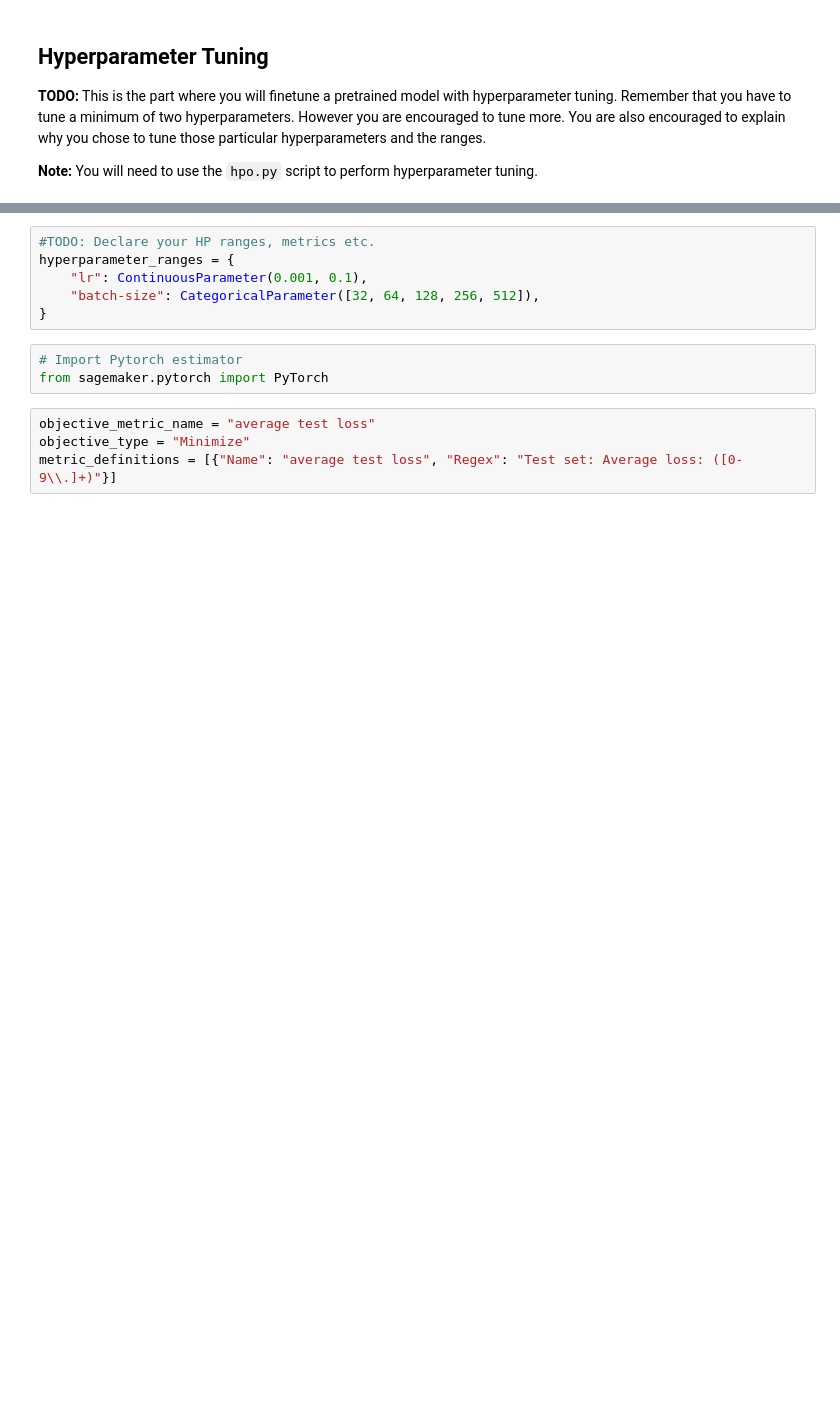
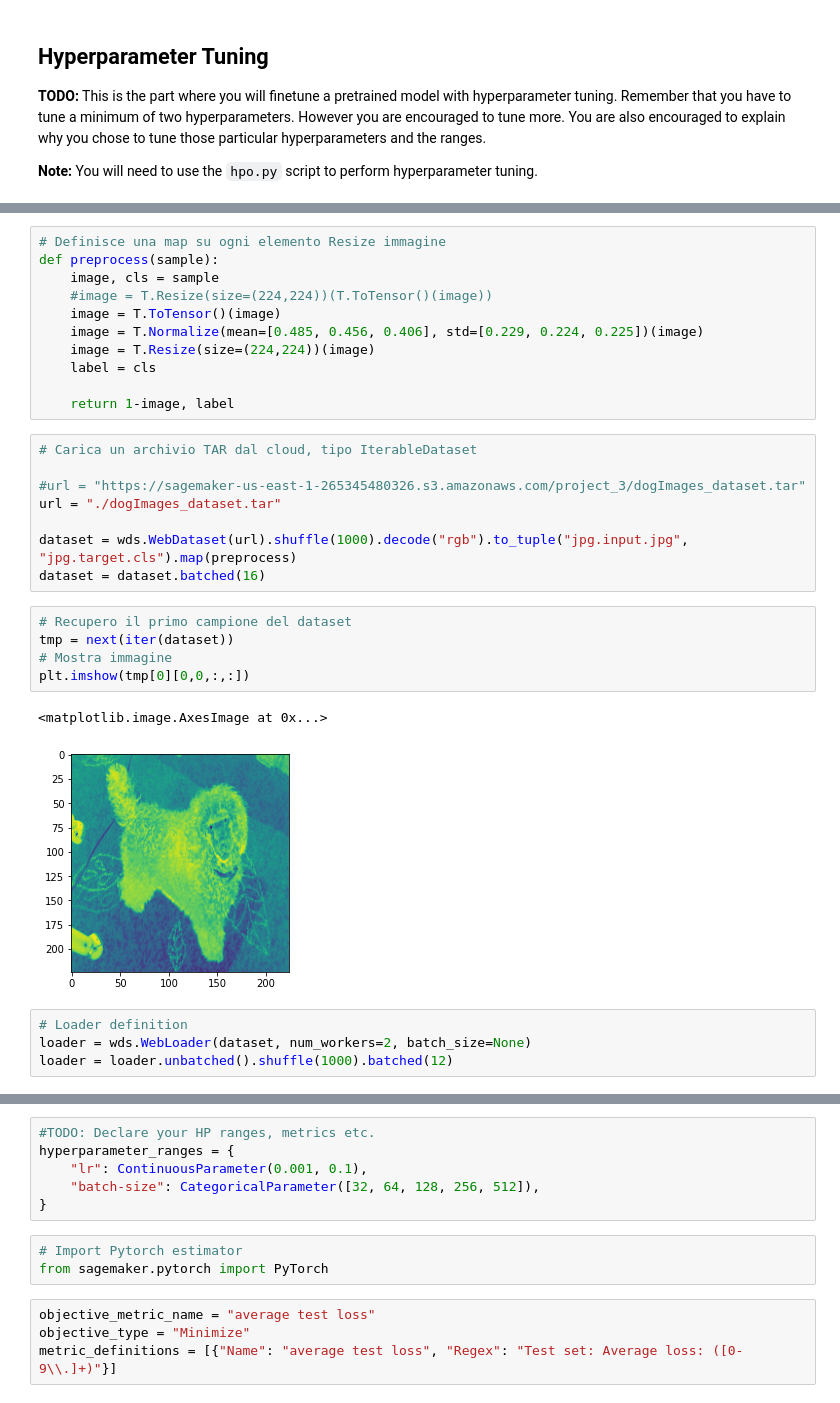
Before and after one commit to wiseright/deep_learning_with_AWS, a Jupyter notebook: train_and_deploy.ipynb, the cells around one changed output, grey strips where cells are left out. Drawn from its saved outputs; the diff is of its cells as text; blank space fills up the shorter version.

```diff
--- a/train_and_deploy.ipynb
+++ b/train_and_deploy.ipynb
@@ -173,0 +274,31 @@ for i, ax in enumerate(axs):
+# %%
+# Definisce una map su ogni elemento Resize immagine
+def preprocess(sample):
+    image, cls = sample
+    #image = T.Resize(size=(224,224))(T.ToTensor()(image))
+    image = T.ToTensor()(image)
+    image = T.Normalize(mean=[0.485, 0.456, 0.406], std=[0.229, 0.224, 0.225])(image)
+    image = T.Resize(size=(224,224))(image)
+    label = cls
+
+    return 1-image, label
+# %%
+# Carica un archivio TAR dal cloud, tipo IterableDataset
+
+#url = "https://sagemaker-us-east-1-265345480326.s3.amazonaws.com/project_3/dogImages_dataset.tar"
+url = "./dogImages_dataset.tar"
+
+dataset = wds.WebDataset(url).shuffle(1000).decode("rgb").to_tuple("jpg.input.jpg", "jpg.target.cls").map(preprocess)
+dataset = dataset.batched(16)
+# %%
+# Recupero il primo campione del dataset
+tmp = next(iter(dataset))
+# Mostra immagine
+plt.imshow(tmp[0][0,0,:,:])
+# %% [output]
+<matplotlib.image.AxesImage at 0x...>
+[figure, added]
+# %%
+# Loader definition
+loader = wds.WebLoader(dataset, num_workers=2, batch_size=None)
+loader = loader.unbatched().shuffle(1000).batched(12)
```
Also changed, not shown: parts of 39 cells of this notebook, 1 other file.
